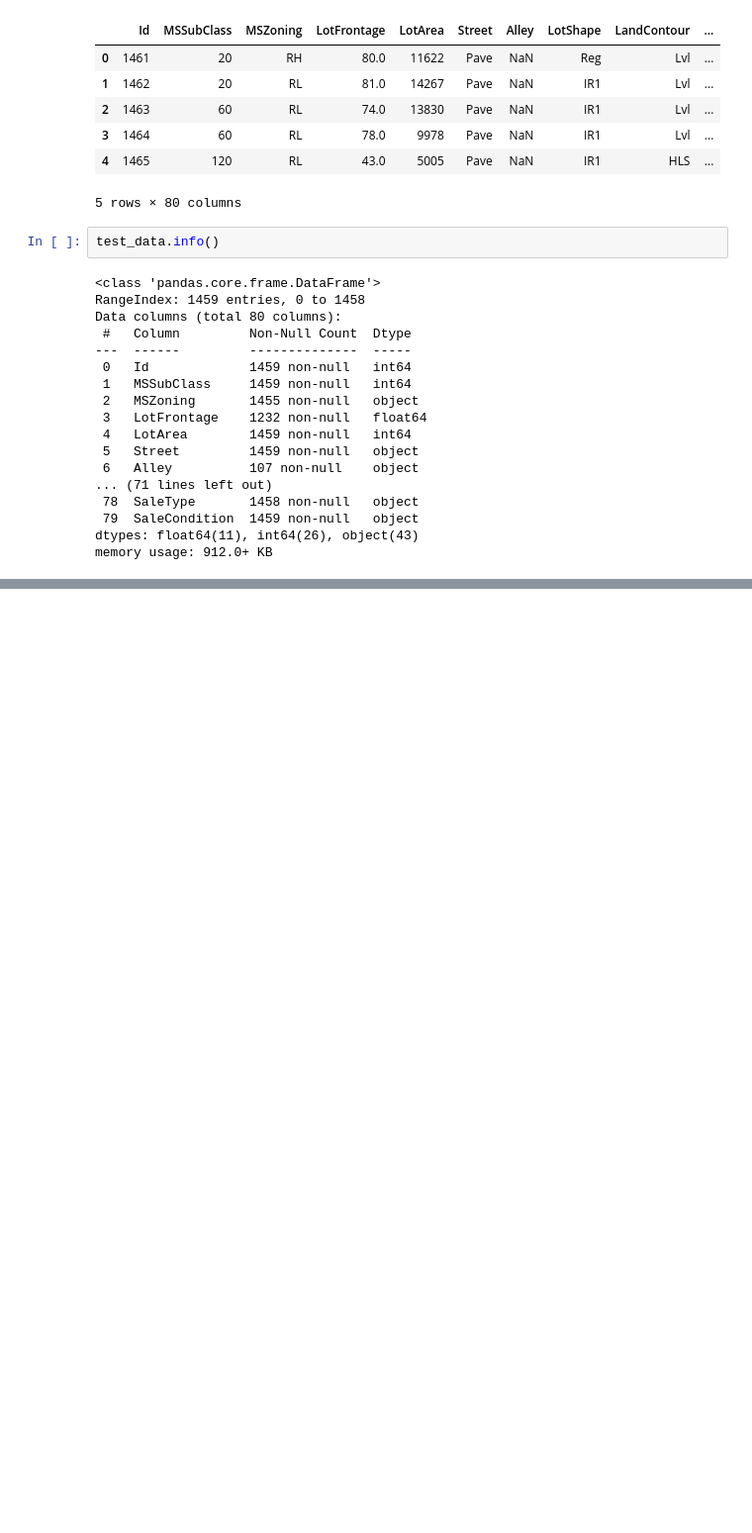
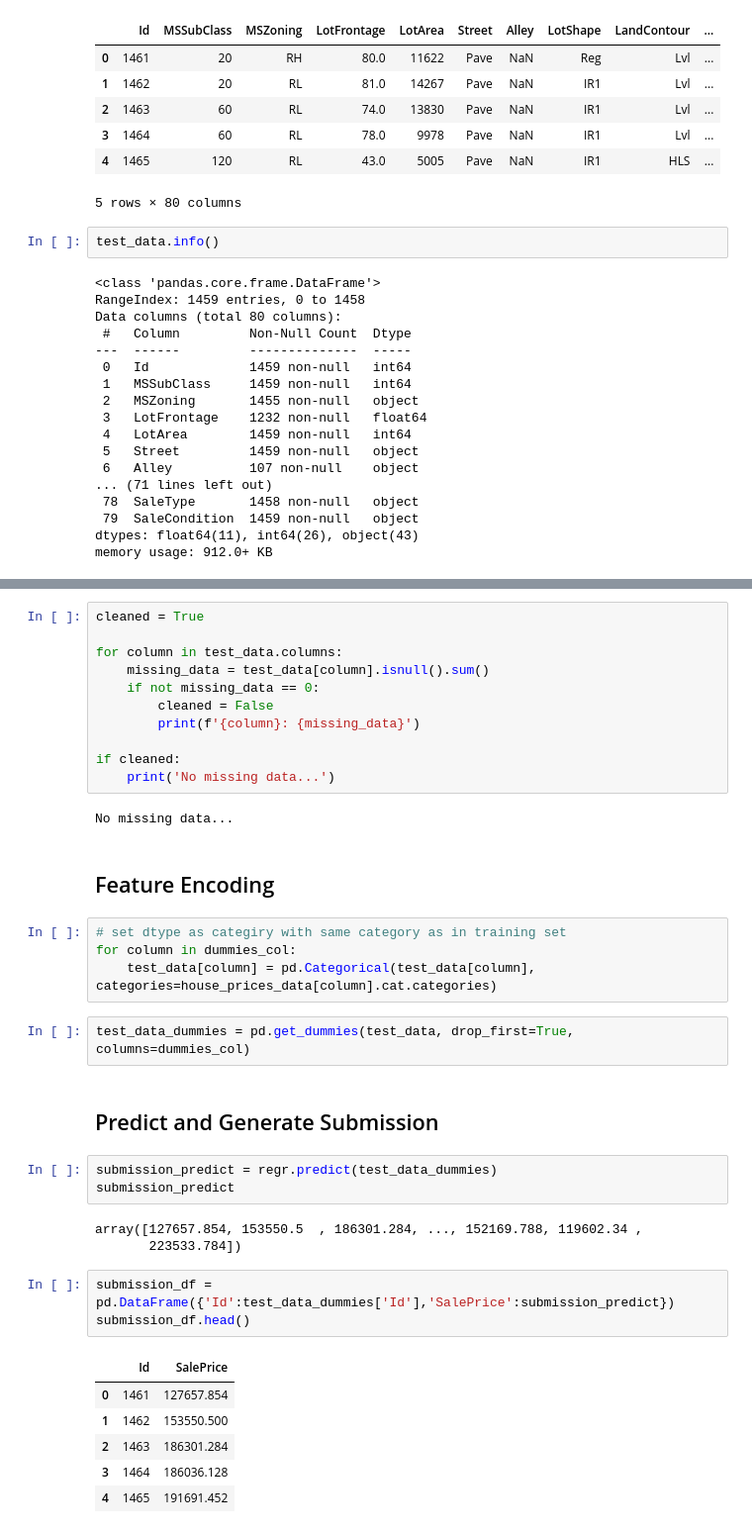
Before and after one commit to teeradejlo/kaggle_house_price_prediction, a Jupyter notebook: house_prices_prediction.ipynb, the cells around one changed output, grey strips where cells are left out. Shown: that part at 99% size. Drawn from its saved outputs; the diff is of its cells as text; blank space fills up the shorter version.

```diff
--- a/house_prices_prediction.ipynb
+++ b/house_prices_prediction.ipynb
@@ -317,0 +483,39 @@ memory usage: 912.0+ KB
+# %%
+cleaned = True
+
+for column in test_data.columns:
+    missing_data = test_data[column].isnull().sum()
+    if not missing_data == 0:
+        cleaned = False
+        print(f'{column}: {missing_data}')
+
+if cleaned:
+    print('No missing data...')
+# %% [output]
+No missing data...
+# %% [markdown]
+## Feature Encoding
+# %%
+# set dtype as categiry with same category as in training set
+for column in dummies_col:
+    test_data[column] = pd.Categorical(test_data[column], categories=house_prices_data[column].cat.categories)
+# %%
+test_data_dummies = pd.get_dummies(test_data, drop_first=True, columns=dummies_col)
+# %% [markdown]
+## Predict and Generate Submission
+# %%
+submission_predict = regr.predict(test_data_dummies)
+submission_predict
+# %% [output]
+array([127657.854, 153550.5  , 186301.284, ..., 152169.788, 119602.34 ,
+       223533.784])
+# %%
+submission_df = pd.DataFrame({'Id':test_data_dummies['Id'],'SalePrice':submission_predict})
+submission_df.head()
+# %% [output]
+|  | Id | SalePrice |
+| 0 | 1461 | 127657.854 |
+| 1 | 1462 | 153550.500 |
+| 2 | 1463 | 186301.284 |
+| 3 | 1464 | 186036.128 |
+| 4 | 1465 | 191691.452 |
```
Also changed, not shown: parts of 23 cells of this notebook, 2 other files.
